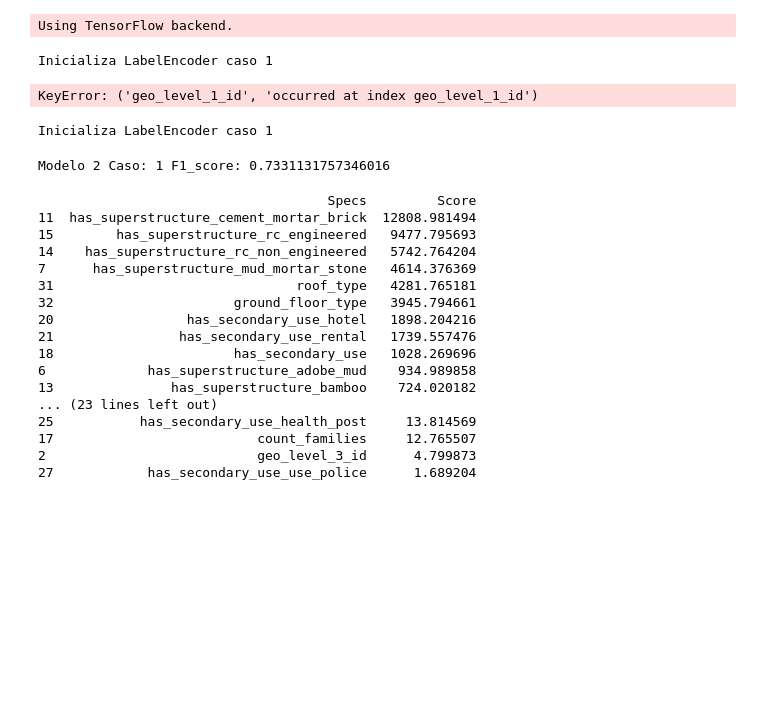
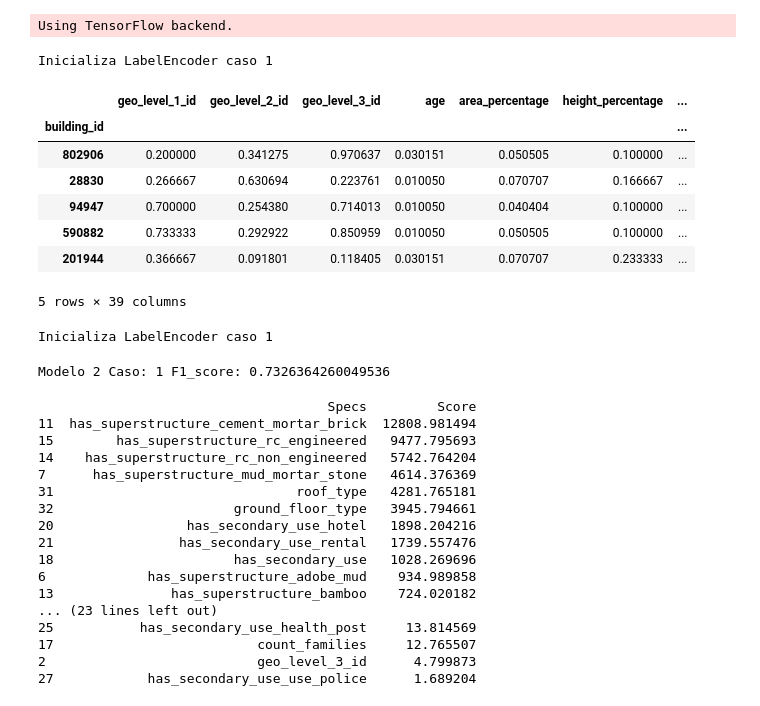
Before and after one commit to mlladocunyat/Richter_s_Predictor, a Jupyter notebook: submision_00_01-NN-1.ipynb, the cells around one changed output. Saved outputs shown, nothing was run; the diff lists cells and outputs as text; code cells hidden in the pictures; blank space fills up the shorter version.

```diff
--- a/submision_00_01-NN-1.ipynb
+++ b/submision_00_01-NN-1.ipynb
@@ -98,7 +98,8 @@ def prepros(ltrain,lytrain,caso):
     geo_level_1_fact=math.pow(10,int(math.log(lsns_data['geo_level_2_id'].max(),10)+1))
     geo_level_2_fact=math.pow(10,int(math.log(lsns_data['geo_level_3_id'].max(),10)+1))
     lsns_data['geo_level_n']=  lsns_data['geo_level_1_id']*geo_level_1_fact*geo_level_2_fact+lsns_data['geo_level_2_id']*geo_level_2_fact+lsns_data['geo_level_3_id']
-    lsns_data['geo_level']=lsns_data['geo_level_n'].astype(np.int64).astype(str)
+    lsns_data['geo_level']=lsns_data['geo_level_n']#.astype(np.int64).astype(str)
+    lsns_data['geo_level_2']=lsns_data['geo_level_n']*lsns_data['geo_level_n']
 #    legeo.fit(lsns_data['geo_level'])
 #    lsns_data['geo_level_cod']=legeo.transform(lsns_data['geo_level'])
     lsns_data['geo_level_cod']=lsns_data['geo_level_n'].astype(np.int64)
@@ -106,41 +107,38 @@ def prepros(ltrain,lytrain,caso):
 #    lsns_data=lsns_data.drop(['geo_level_2_id'],axis=1)
     lsns_data=lsns_data.drop(['geo_level_n','geo_level'],axis=1)
 
+#    pdist = ltrain.join(lytrain).copy()
+#    pdist['damage_grade_1']=pdist['damage_grade'].apply( lambda x: 1 if x == 1 else 0)
+#    pdist['damage_grade_2']=pdist['damage_grade'].apply( lambda x: 100 if x == 2 else 0)
+#    pdist['damage_grade_3']=pdist['damage_grade'].apply( lambda x: 10000 if x == 3 else 0)
+#    pdist=pdist[['geo_level_1_id','geo_level_2_id','geo_level_3_id','damage_grade_1','damage_grade_2','damage_grade_3']]
+#    pdist=pdist.groupby(['geo_level_1_id','geo_level_2_id','geo_level_3_id']).sum()
+#    pdist['damage_weitg']=pdist['damage_grade_1']+pdist['damage_grade_2']+pdist['damage_grade_3']
 
-
-
-
-    pdist = ltrain.join(lytrain)
-    pdist['damage_grade_1']=pdist['damage_grade'].apply( lambda x: 10000 if x == 1 else 0)
-    pdist['damage_grade_2']=pdist['damage_grade'].apply( lambda x: 100 if x == 2 else 0)
-    pdist['damage_grade_3']=pdist['damage_grade'].apply( lambda x: 1 if x == 3 else 0)
-    pdist=pdist[['geo_level_1_id','geo_level_2_id','geo_level_3_id','damage_grade_1','damage_grade_2','damage_grade_3']]
-    pdist=pdist.groupby(['geo_level_1_id','geo_level_2_id','geo_level_3_id']).sum()
-    pdist['damage_weitg']=pdist['damage_grade_1']+pdist['damage_grade_2']+pdist['damage_grade_3']
-
-#    print(pdist.head(200) )
-    lsns_data['pdist']=lsns_data.apply( lambda row: pdist.loc[(row['geo_level_1_id'],row['geo_level_2_id'],row['geo_level_3_id']),'damage_weitg'])
-#    for ind,row in lsns_data.iterrows():
-#        nada=pdist.loc[(row['geo_level_1_id'],row['geo_level_2_id'],row['geo_level_3_id']),'damage_weitg']
-
+#    pdist=pdist.reset_index()
+#    pdist=pdist.set_index(['geo_level_1_id','geo_level_2_id','geo_level_3_id'])
+#    pdist=pdist.drop(['damage_grade_1','damage_grade_2','damage_grade_3'],axis=1)
+#   lsns_data=lsns_data.join(pdist,on=['geo_level_1_id','geo_level_2_id','geo_level_3_id'])
 
     lsns_data=lsns_data.drop(['count_floors_pre_eq'],axis=1)
-
-
-    lsns_data=lsns_data.join(lytrain)
-    lsytrain=lsns_data['damage_grade']
-    lsns_data=lsns_data.drop(['damage_grade'],axis=1)
-
+    lsytrain=lytrain
     min_max_scaler = MinMaxScaler()
     lsns_data[list(lsns_data.columns)]=min_max_scaler.fit_transform(lsns_data.values)
     lcolum_x = list(lsns_data.columns)
     return(lsns_data,lsytrain,lcolum_x)
 # %%
 sns_data,nada,colum_x=prepros(train_values,train_labels,1)
-#sns_data.head()
+sns_data.head(5)
 # %% [output]
 Inicializa LabelEncoder caso 1
+|  | geo_level_1_id | geo_level_2_id | geo_level_3_id | age | area_percentage | height_percentage | ... |
+| building_id |  |  |  |  |  |  | ... |
+| 802906 | 0.200000 | 0.341275 | 0.970637 | 0.030151 | 0.050505 | 0.100000 | ... |
+| 28830 | 0.266667 | 0.630694 | 0.223761 | 0.010050 | 0.070707 | 0.166667 | ... |
+| 94947 | 0.700000 | 0.254380 | 0.714013 | 0.010050 | 0.040404 | 0.100000 | ... |
+| 590882 | 0.733333 | 0.292922 | 0.850959 | 0.010050 | 0.050505 | 0.100000 | ... |
+| 201944 | 0.366667 | 0.091801 | 0.118405 | 0.030151 | 0.070707 | 0.233333 | ... |
-KeyError: ('geo_level_1_id', 'occurred at index geo_level_1_id')
+5 rows × 39 columns
 # %%
 def cargamodelo(modelcaso):
     global model
@@ -177,7 +175,7 @@ for mi in [2]:
         print('Modelo',mi,'Caso:',micaso,'F1_score:',f1)
 # %% [output]
 Inicializa LabelEncoder caso 1
-Modelo 2 Caso: 1 F1_score: 0.7331131757346016
+Modelo 2 Caso: 1 F1_score: 0.7326364260049536
 # %%
 bestfeatures = SelectKBest(score_func=chi2, k=10)
 fit = bestfeatures.fit(pred_data,y_train1)
```
Also changed, not shown: parts of 4 cells of this notebook, 1 other file.
